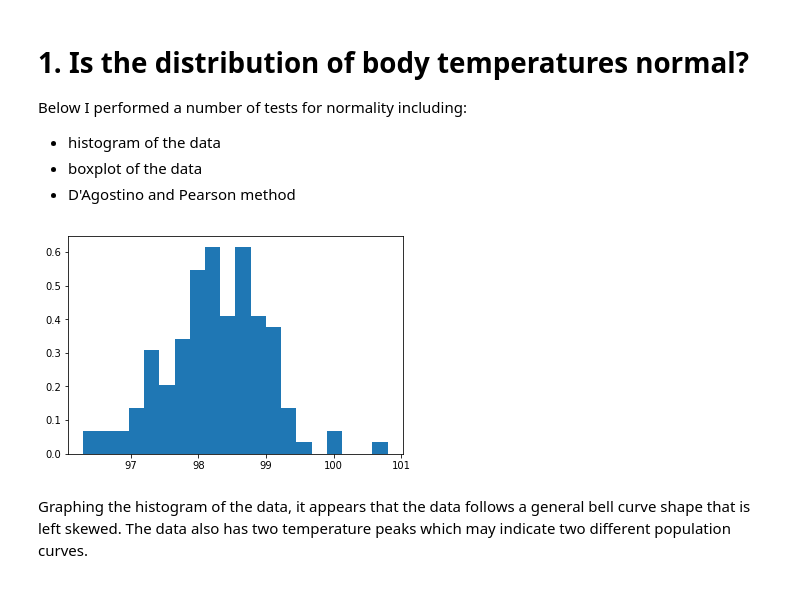
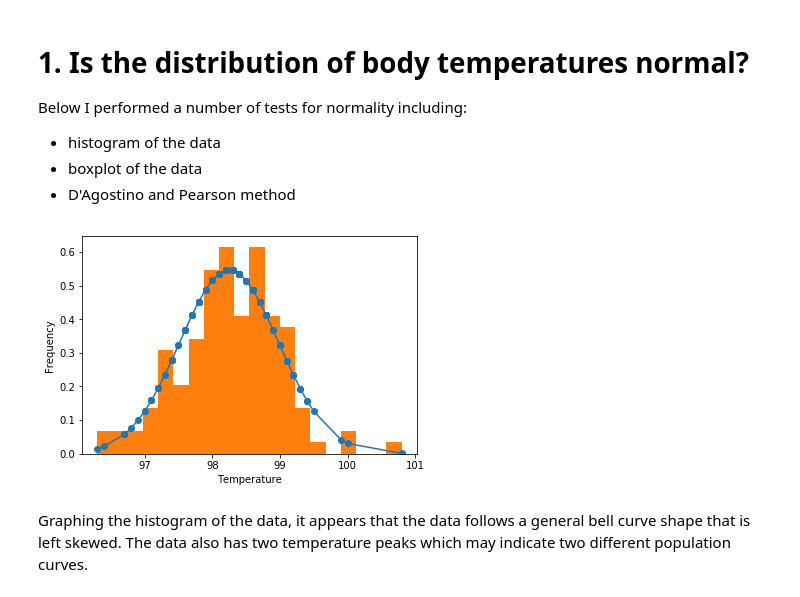
Before and after one commit to csignature/springboard-projects, a Jupyter notebook: EDA_human_temperature/sliderule_dsi_inferential_statistics_exercise_1.ipynb, the cells around one changed output. Cells and saved outputs as stored; diff of their text form; code cells hidden in the pictures.

```diff
--- a/EDA_human_temperature/sliderule_dsi_inferential_statistics_exercise_1.ipynb
+++ b/EDA_human_temperature/sliderule_dsi_inferential_statistics_exercise_1.ipynb
@@ -88,17 +91,17 @@ Below I performed a number of tests for normality including:
 # %%
 %matplotlib inline
 from matplotlib import pyplot as plt
 
- = sorted(df.temperature)
+t = sorted(df.temperature)
 fit = stats.norm.pdf(t, np.mean(t), np.std(t))
 plt.plot(t,fit,'-o')
 plt.hist(df.temperature, bins = 20, density = True)
 plt.ylabel('Frequency')
 plt.xlabel('Temperature')
 plt.show()
 plt.show()
 # %% [output]
-[figure, old version]
+[figure, new version]
 # %% [markdown]
 Graphing the histogram of the data, it appears that the data follows a general bell curve shape that is left skewed. The data also has two temperature peaks which may indicate two different population curves.
 # %%
```
Also changed, not shown: parts of 24 cells of this notebook, 5 other files.
